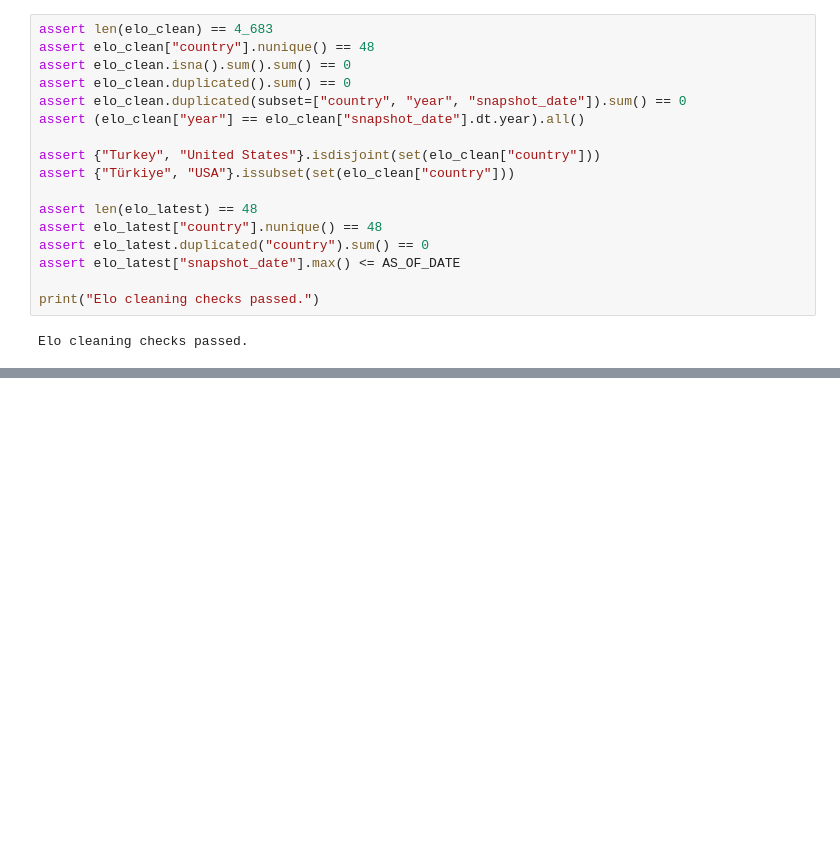
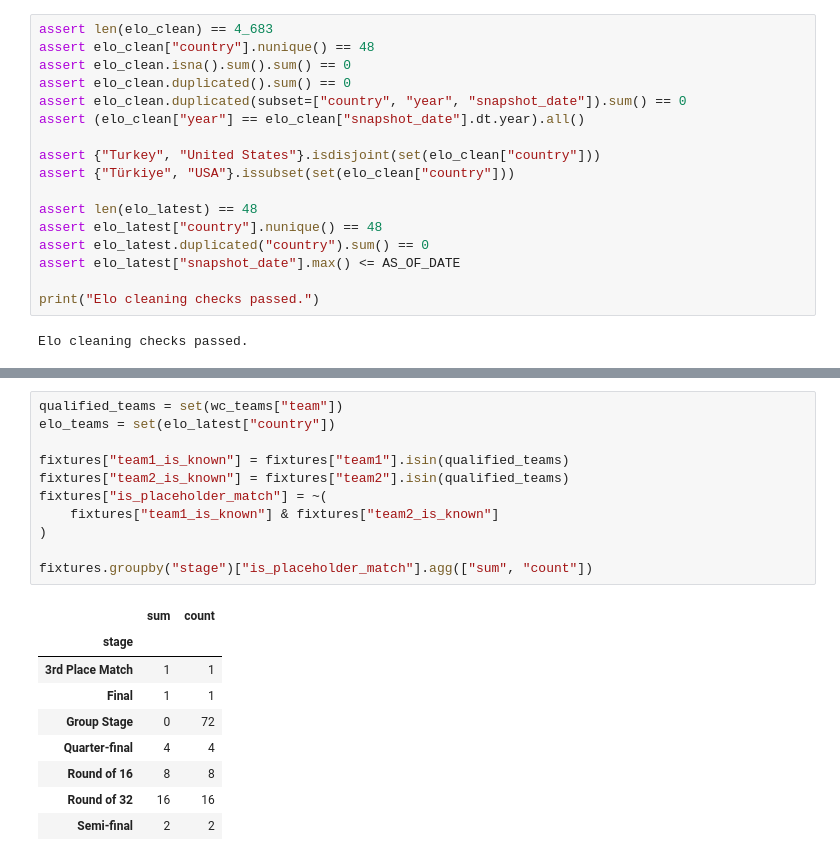
Before and after one commit to Ardatekk/World-Cup-Match-Prediction, a Jupyter notebook: notebooks/01_de_cleaning_exploration.ipynb, the cells around one changed output, grey strips where cells are left out. Drawn from its saved outputs; the diff is of its cells as text; blank space fills up the shorter version.

```diff
--- a/notebooks/01_de_cleaning_exploration.ipynb
+++ b/notebooks/01_de_cleaning_exploration.ipynb
@@ -604,0 +664,21 @@ Elo cleaning checks passed.
+# %%
+qualified_teams = set(wc_teams["team"])
+elo_teams = set(elo_latest["country"])
+
+fixtures["team1_is_known"] = fixtures["team1"].isin(qualified_teams)
+fixtures["team2_is_known"] = fixtures["team2"].isin(qualified_teams)
+fixtures["is_placeholder_match"] = ~(
+    fixtures["team1_is_known"] & fixtures["team2_is_known"]
+)
+
+fixtures.groupby("stage")["is_placeholder_match"].agg(["sum", "count"])
+# %% [output]
+|  | sum | count |
+| stage |  |  |
+| 3rd Place Match | 1 | 1 |
+| Final | 1 | 1 |
+| Group Stage | 0 | 72 |
+| Quarter-final | 4 | 4 |
+| Round of 16 | 8 | 8 |
+| Round of 32 | 16 | 16 |
+| Semi-final | 2 | 2 |
```
Also changed, not shown: parts of 11 cells of this notebook.
